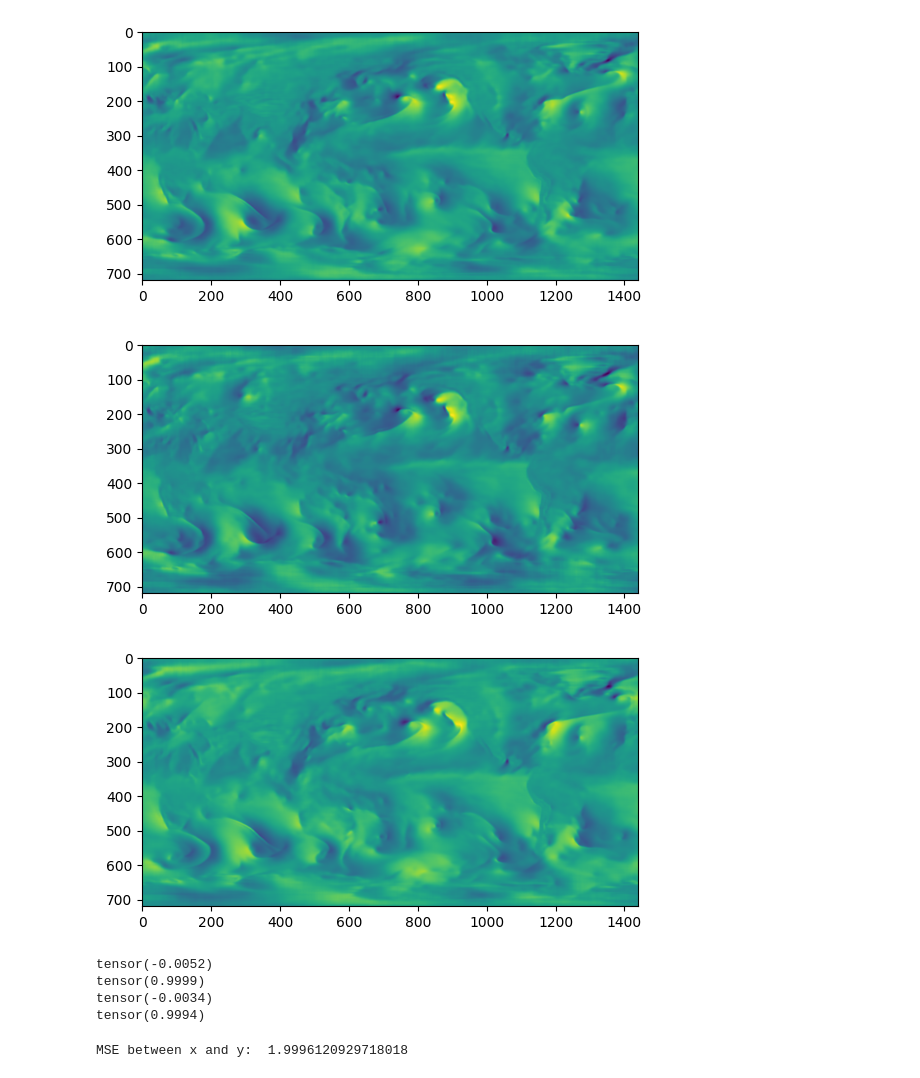
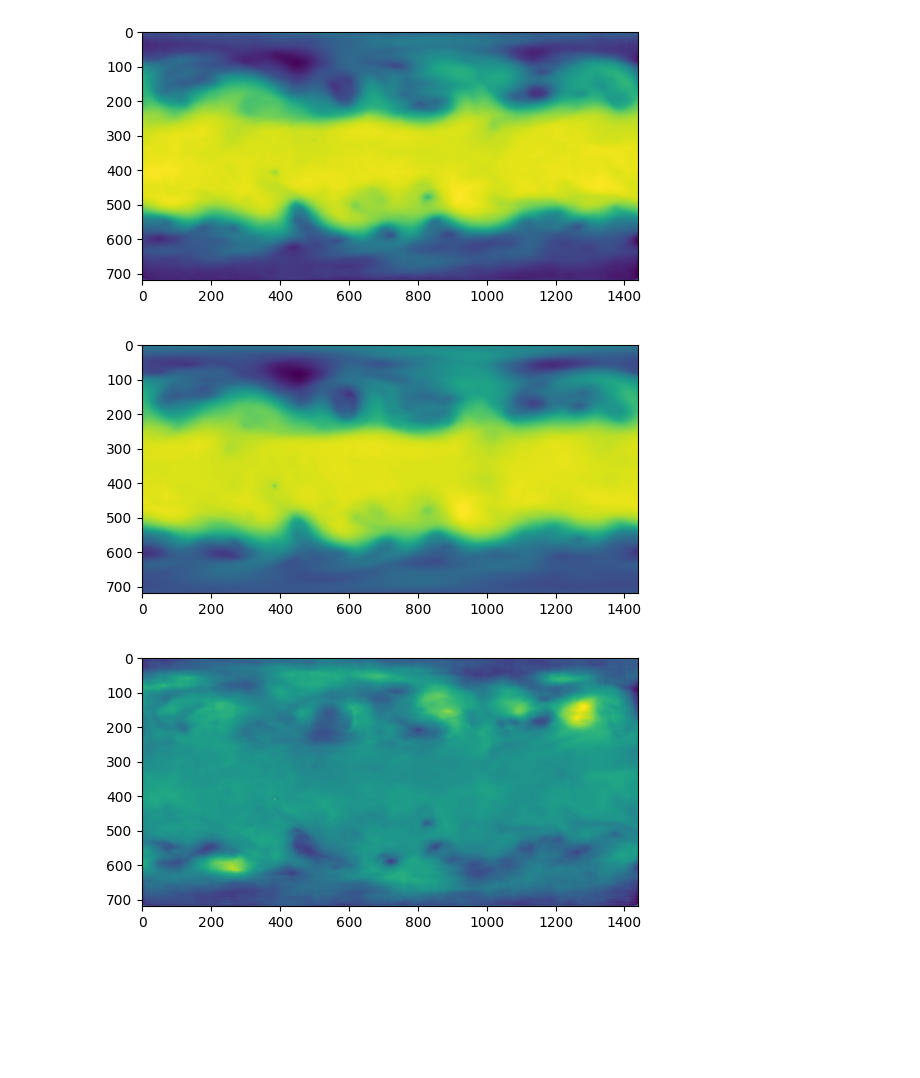
Before and after one commit to HendricSch/3d-vae, a Jupyter notebook: playground.ipynb, the cells around one changed output. Cells and saved outputs as stored; diff of their text form; code cells hidden in the pictures; blank space fills up the shorter version.

Commit message:
Refactor data handling and model architecture for improved performance and batch processing

```diff
--- a/playground.ipynb
+++ b/playground.ipynb
@@ -128,0 +47,17 @@ with torch.autocast(device_type="cuda", dtype=torch.bfloat16):
+# %%
+x_1_stacked = x_1_raw.to_stacked_array(
+            new_dim="channel",
+            sample_dims=["latitude", "longitude"]
+        ).transpose("channel", "longitude", "latitude")
+
+x_2_stacked = x_2_raw.to_stacked_array(
+            new_dim="channel",
+            sample_dims=["latitude", "longitude"]
+        ).transpose("channel", "longitude", "latitude")
+
+y_stacked = y_raw.to_stacked_array(
+            new_dim="channel",
+            sample_dims=["latitude", "longitude"]
+        ).transpose("channel", "longitude", "latitude")
+
+x_1_stacked
@@ -128,0 +82,7 @@ with torch.autocast(device_type="cuda", dtype=torch.bfloat16):
+# %%
+x_1 = torch.tensor(x_1_stacked.data).unsqueeze(0)
+x_2 = torch.tensor(x_2_stacked.data).unsqueeze(0)
+y = torch.tensor(y_stacked.data).unsqueeze(0)
+y = y[:, :, :, :-1]
+
+print(x_1.shape, x_2.shape, y.shape)
@@ -128,0 +110,7 @@ with torch.autocast(device_type="cuda", dtype=torch.bfloat16):
+# %%
+lun = LatentUmbrellaNet(
+    vae_ckpt_path="checkpoints/vae-kl-f8-rmse-disc-2-step=5000-z500=93.ckpt",
+    vae_config_path="configs/autoencoder/kl-f8-disc.yaml",
+    prediction_net_ckpt_path="lightning_logs/version_39/checkpoints/epoch=9-step=7200.ckpt",
+    device="cuda",
+)
@@ -129,31 +119,15 @@ with torch.autocast(device_type="cuda", dtype=torch.bfloat16):
+# %%
+pred = lun.forward(x_1, x_2)
 # %%
-plt.imshow(decoded_sample[0, 2].numpy().T)
+plt.imshow(pred[0, 50].numpy().T)
 plt.show()
 
-plt.imshow(decoded_pred[0, 2].numpy().T)
+plt.imshow(y[0, 50].numpy().T)
 plt.show()
 
-plt.imshow(decoded_real[0, 2].numpy().T)
+plt.imshow(pred[0, 50].numpy().T - y[0, 50].numpy().T)
 plt.show()
 # %% [output]
-[figure, old version]
+[figure, new version]
-[figure, old version]
+[figure, new version]
-[figure, old version]
+[figure, new version]
-# %%
-print(x_1.mean())
-print(x_1.std())
-
-print(y_1.mean())
-print(y_1.std())
-# %% [output]
-tensor(-0.0052)
-tensor(0.9999)
-tensor(-0.0034)
-tensor(0.9994)
-# %%
-x = torch.randn(1, 64, 128, 128)
-y = torch.randn(1, 64, 128, 128)
-
-print("MSE between x and y: ", mse(x, y).item())
-# %% [output]
-MSE between x and y:  1.9996120929718018
```
Also changed, not shown: parts of 21 cells of this notebook, 5 other files.
